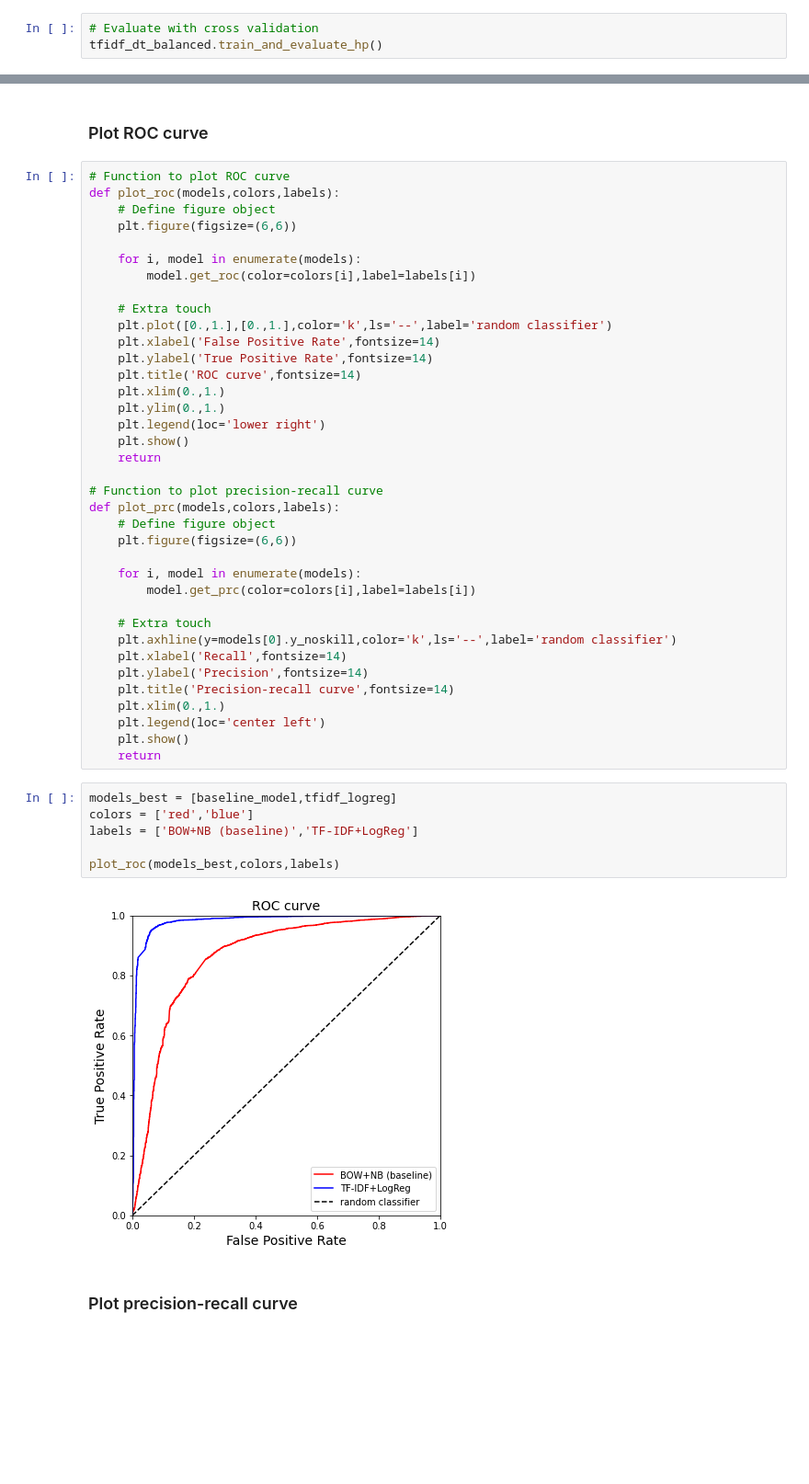
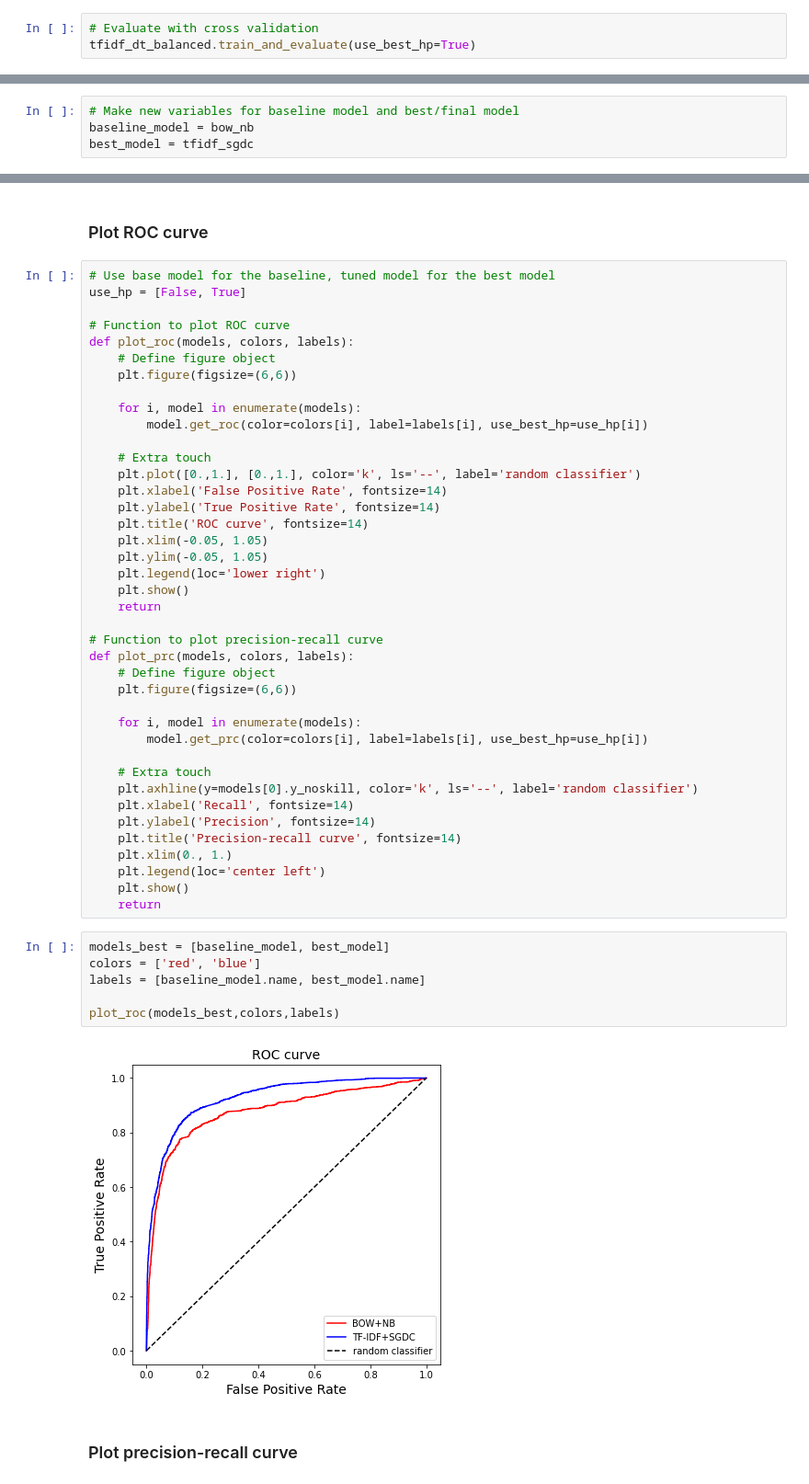
Before and after one commit to mrafifrbbn/steam-reviews-2.0, a Jupyter notebook: steam_reviews_code.ipynb, the cells around one changed output, grey strips where cells are left out. Shown at 92% size. Drawn from its saved outputs; the diff is of its cells as text; blank space fills up the shorter version.

```diff
--- a/steam_reviews_code.ipynb
+++ b/steam_reviews_code.ipynb
@@ -1617,4 +1602,4 @@ tfidf_dt_balanced.bayes_search(space={**param_vec,**param_dt})
 # %%
 # Evaluate with cross validation
-tfidf_dt_balanced.train_and_evaluate_hp()
+tfidf_dt_balanced.train_and_evaluate(use_best_hp=True)
 # %% [output]
@@ -1667,5 +1652,9 @@ It looks like training our model on a balanced dataset does not improve the perf
 Therefore, we will choose TF-IDF+LogReg with the obtained hyperparameters as our best and final model, and use it to make predictions on the test data.
 # %% [markdown]
 # 7. Model Evaluation
+# %%
+# Make new variables for baseline model and best/final model
+baseline_model = bow_nb
+best_model = tfidf_sgdc
 # %%
 # Make predictions on test data using baseline model
@@ -1746,50 +1737,53 @@ Let's plot the ROC and precision-recall curve to see how our model has improved
 # %% [markdown]
 ### Plot ROC curve
 # %%
+# Use base model for the baseline, tuned model for the best model
+use_hp = [False, True]
+
 # Function to plot ROC curve
-def plot_roc(models,colors,labels):
+def plot_roc(models, colors, labels):
     # Define figure object
     plt.figure(figsize=(6,6))
 
     for i, model in enumerate(models):
-        model.get_roc(color=colors[i],label=labels[i])
+        model.get_roc(color=colors[i], label=labels[i], use_best_hp=use_hp[i])
 
     # Extra touch
-    plt.plot([0.,1.],[0.,1.],color='k',ls='--',label='random classifier')
-    plt.xlabel('False Positive Rate',fontsize=14)
-    plt.ylabel('True Positive Rate',fontsize=14)
-    plt.title('ROC curve',fontsize=14)
-    plt.xlim(0.,1.)
-    plt.ylim(0.,1.)
+    plt.plot([0.,1.], [0.,1.], color='k', ls='--', label='random classifier')
+    plt.xlabel('False Positive Rate', fontsize=14)
+    plt.ylabel('True Positive Rate', fontsize=14)
+    plt.title('ROC curve', fontsize=14)
+    plt.xlim(-0.05, 1.05)
+    plt.ylim(-0.05, 1.05)
     plt.legend(loc='lower right')
     plt.show()
     return
 
 # Function to plot precision-recall curve
-def plot_prc(models,colors,labels):
+def plot_prc(models, colors, labels):
     # Define figure object
     plt.figure(figsize=(6,6))
 
     for i, model in enumerate(models):
-        model.get_prc(color=colors[i],label=labels[i])
+        model.get_prc(color=colors[i], label=labels[i], use_best_hp=use_hp[i])
 
     # Extra touch
-    plt.axhline(y=models[0].y_noskill,color='k',ls='--',label='random classifier')
-    plt.xlabel('Recall',fontsize=14)
-    plt.ylabel('Precision',fontsize=14)
-    plt.title('Precision-recall curve',fontsize=14)
-    plt.xlim(0.,1.)
+    plt.axhline(y=models[0].y_noskill, color='k', ls='--', label='random classifier')
+    plt.xlabel('Recall', fontsize=14)
+    plt.ylabel('Precision', fontsize=14)
+    plt.title('Precision-recall curve', fontsize=14)
+    plt.xlim(0., 1.)
     plt.legend(loc='center left')
     plt.show()
     return
 # %%
-models_best = [baseline_model,tfidf_logreg]
-colors = ['red','blue']
-labels = ['BOW+NB (baseline)','TF-IDF+LogReg']
+models_best = [baseline_model, best_model]
+colors = ['red', 'blue']
+labels = [baseline_model.name, best_model.name]
 
 plot_roc(models_best,colors,labels)
 # %% [output]
-[figure, old version]
+[figure, new version]
 # %% [markdown]
 ### Plot precision-recall curve
 # %%
```
Also changed, not shown: parts of 37 cells of this notebook.
